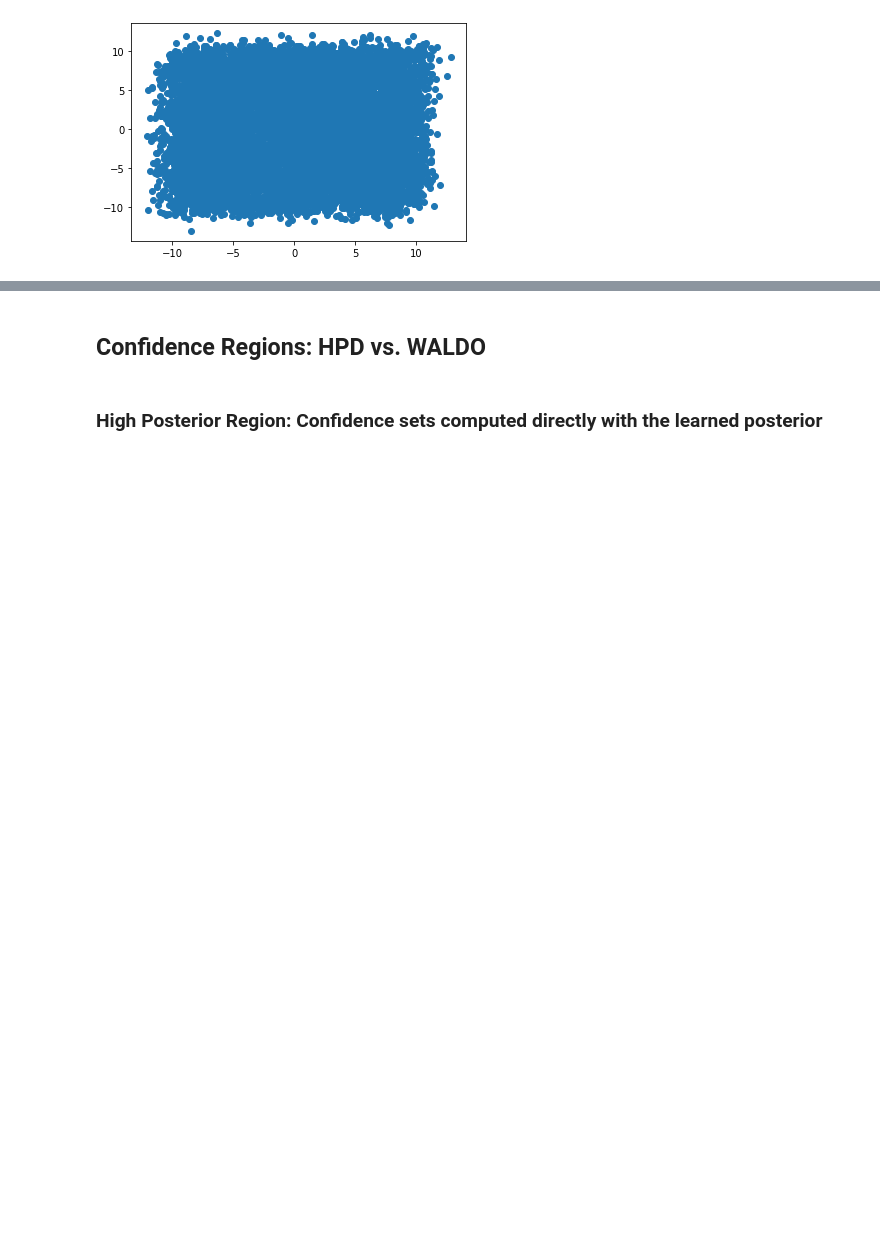
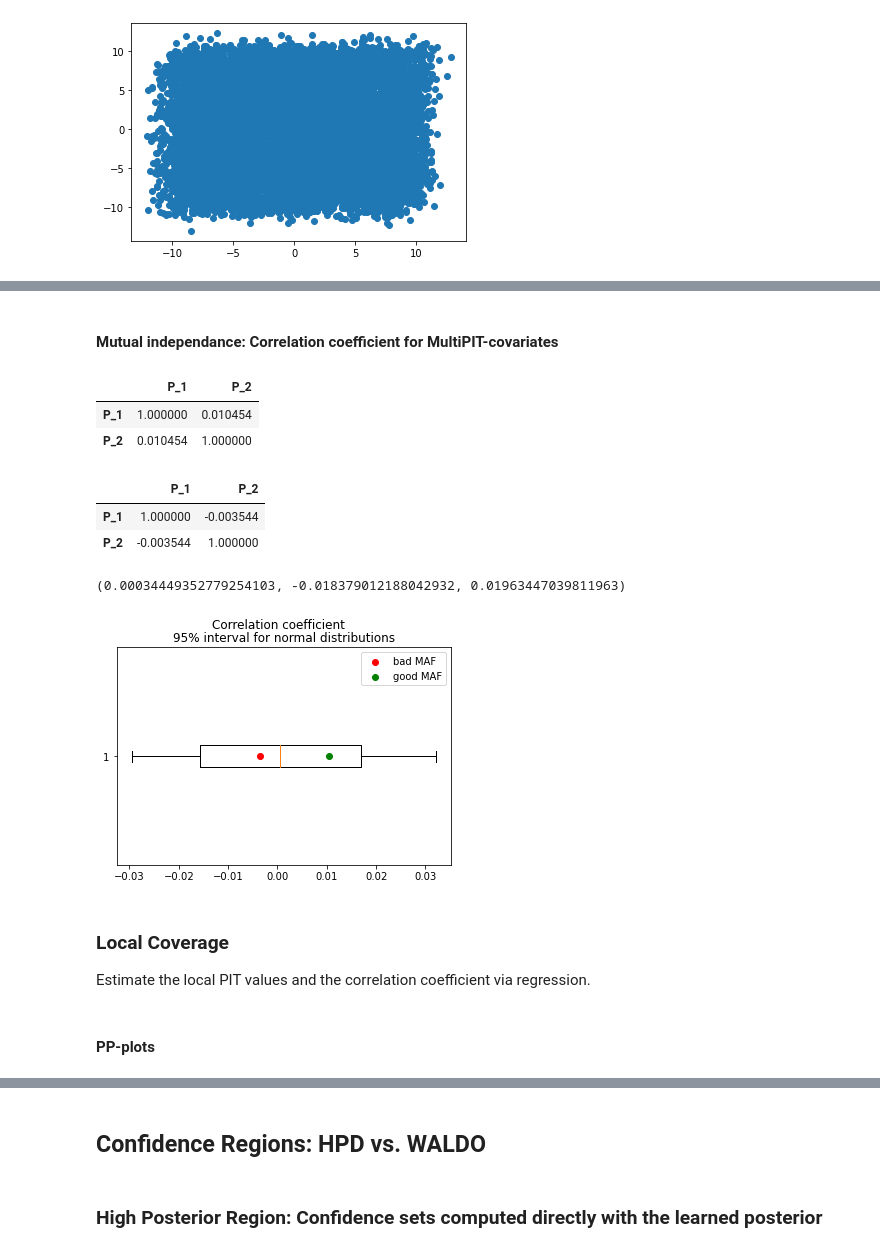
Before and after one commit to JuliaLinhart/valDiags_flows, a Jupyter notebook: SBI_example.ipynb, the cells around one changed output, grey strips where cells are left out. Drawn from its saved outputs; the diff is of its cells as text; code cells hidden in the pictures; blank space fills up the shorter version.

Commit message:
mutual independance - esitmate correlation

```diff
--- a/SBI_example.ipynb
+++ b/SBI_example.ipynb
@@ -272,3 +290,74 @@ PP_plot_1D(
+# %% [markdown]
+#### Mutual independance: Correlation coefficient for MultiPIT-covariates
+# %%
+# good maf
+pit_eval_good = {
+        'P_1':maf_good._transform(theta_test, context = x_test)[0][:, 0].detach().numpy(),
+        'P_2':maf_good._transform(theta_test, context = x_test)[0][:, 1].detach().numpy(),
+    }
+df_good = pd.DataFrame(pit_eval_good)
+corr_12_good = df_good.corr()['P_1'][1]
+df_good.corr()
+# %% [output]
+|  | P_1 | P_2 |
+| P_1 | 1.000000 | 0.010454 |
+| P_2 | 0.010454 | 1.000000 |
+# %%
+# bad maf
+pit_eval_bad = {
+        'P_1':maf_bad._transform(theta_test, context = first_dim_only(x_test))[0][:, 0].detach().numpy(),
+        'P_2':maf_bad._transform(theta_test, context = first_dim_only(x_test))[0][:, 1].detach().numpy(),
+    }
+df_bad = pd.DataFrame(pit_eval_bad)
+corr_12_bad = df_bad.corr()['P_1'][1]
+df_bad.corr()
+# %% [output]
+|  | P_1 | P_2 |
+| P_1 | 1.000000 | -0.003544 |
+| P_2 | -0.003544 | 1.000000 |
+# %%
+# null hypothesis
+from scipy.stats import norm
+
+n_trials = 1000
+
+corr_12_null = []
+for t in range(n_trials):
+    pit_eval_null = {
+        'P_1': norm().rvs(B_PRIME),
+        'P_2': norm().rvs(B_PRIME),
+        'P_3': norm().rvs(B_PRIME),
+    }
+    df_null = pd.DataFrame(pit_eval_null)
+    corr_12_null.append(df_null.corr()['P_1'][1])
+np.mean(corr_12_null), np.quantile(corr_12_null, q=0.05/2), np.quantile(corr_12_null, q=1-0.05/2)
+# %% [output]
+(0.00034449352779254103, -0.018379012188042932, 0.01963447039811963)
+# %%
+import matplotlib.cbook as cbook
+
+data = corr_12_null
+stats = cbook.boxplot_stats(data)[0]
+stats['q1'] = np.quantile(data, 0.05)
+stats['q3'] = np.quantile(data, 0.95)
+stats['whislo'] = min(data)
+stats['whishi'] = max(data)
+
+fig, ax = plt.subplots(1, 1)
+bp = ax.bxp([stats],widths=0.1, vert=False, showfliers=False,)
+plt.scatter(corr_12_bad, 1, color='red', label='bad MAF')
+plt.scatter(corr_12_good, 1, color='green', label='good MAF')
+plt.legend()
+plt.title('95% interval for normal distributions')
+plt.suptitle('Correlation coefficient')
+plt.show()
+# %% [output]
+[figure, added]
+# %% [markdown]
+### Local Coverage
+Estimate the local PIT values and the correlation coefficient via regression.
+# %% [markdown]
+#### PP-plots
 # %%
 # PLOT LOCAL PIT-DISTRIBUTION of the trained estimators
 
```
Also changed, not shown: parts of 23 cells of this notebook, 4 other files.
